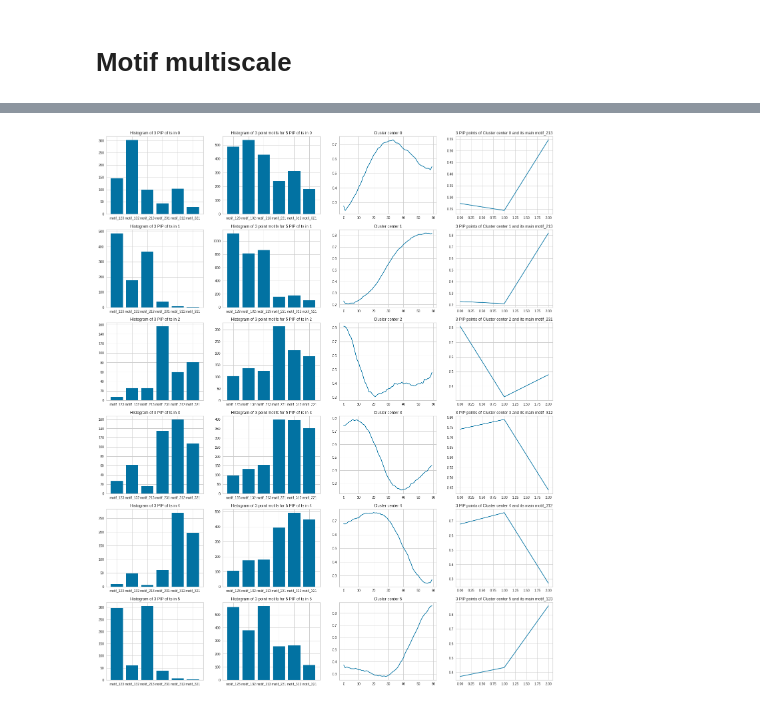
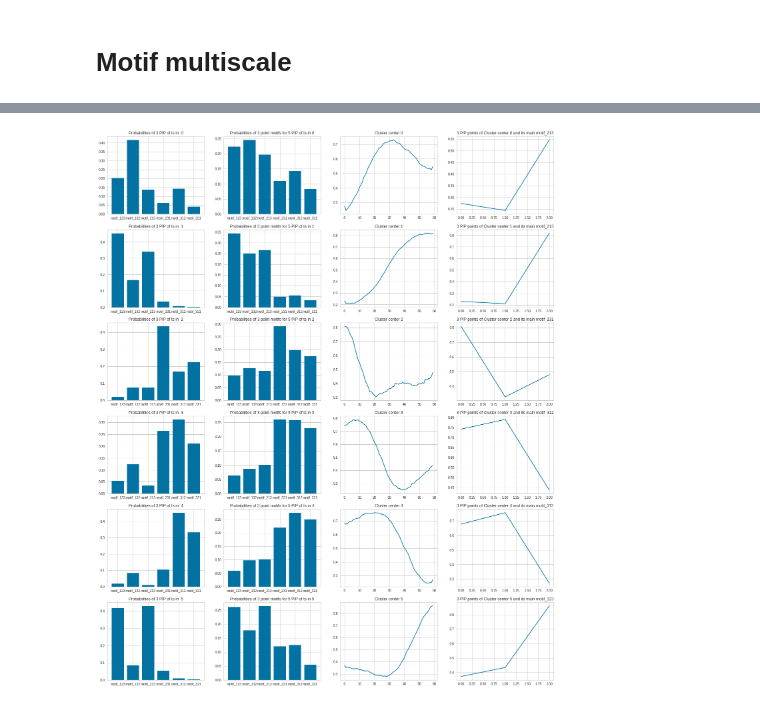
Before and after one commit to mtchibozo/Capstone-Fall-2020, a Jupyter notebook: padded_skipped_dct_clustering.ipynb, the cells around one changed output, grey strips where cells are left out. Drawn from its saved outputs; the diff is of its cells as text; code cells hidden in the pictures.

```diff
--- a/padded_skipped_dct_clustering.ipynb
+++ b/padded_skipped_dct_clustering.ipynb
@@ -344,7 +333,8 @@ def label_motif_general(window):
   return(m)
 
 def motif_dictionary(x):
-  dict_3_motifs ={}
+  list_motif = ["motif_123","motif_132","motif_213","motif_231","motif_321","motif_312"]
+  dict_3_motifs =dict(zip(list_motif,[0]*len(list_motif)))
   # find the motifs and add them in a dictionary
   for i in x:
     label = label_motif_general(i)
@@ -353,6 +343,9 @@ def motif_dictionary(x):
     else:
       dict_3_motifs[label] = 0
   return dict_3_motifs
+# %%
+list_motif = ["motif_123","motif_132","motif_213","motif_231","motif_321","motif_312"]
+dict_3_motifs =dict(zip(list_motif,[0]*len(list_motif)))
 # %%
 def transform_to_3_pip(A):
   size = 3
@@ -372,6 +365,13 @@ def create_new_list(x):
 
   flat_list = [item for sublist in new for item in sublist]
   return flat_list
+# %%
+def normalize(dict_3_motifs):
+  d=dict(dict_3_motifs)
+  factor=1.0/sum(d.values())
+  for k in d:
+    d[k] = d[k]*factor
+  return d
 # %%
 import collections
 
@@ -400,11 +400,14 @@ for cluster in range(6):
   pip3_cluster_center = reduce_dimension(context_center.reshape(1,-1),3)[0]
   motif_of_pip3_cluster_center = label_motif_general(pip3_cluster_center)
 
+  normal_dict3 = normalize(dict_3_motifs)
+  normal_dict4 = normalize(dict_4_motifs)
+
   # plot axis
-  ax[cluster,0].bar(list(dict_3_motifs.keys()), list(dict_3_motifs.values()))
-  ax[cluster,0].title.set_text('Histogram of 3 PIP of ts in  '+str(cluster))
-  ax[cluster,1].bar(list(dict_4_motifs.keys()), list(dict_4_motifs.values()))
-  ax[cluster,1].title.set_text('Histogram of 3 point motifs for 5 PIP of ts in '+str(cluster))
+  ax[cluster,0].bar(list(normal_dict3.keys()), list(normal_dict3.values()))
+  ax[cluster,0].title.set_text('Probabilities of 3 PIP of ts in  '+str(cluster))
+  ax[cluster,1].bar(list(normal_dict4.keys()), list(normal_dict4.values()))
+  ax[cluster,1].title.set_text('Probabilities of 3 point motifs for 5 PIP of ts in '+str(cluster))
   ax[cluster,2].plot(context_center)
   ax[cluster,2].title.set_text('Cluster center '+str(cluster))
   ax[cluster,3].plot(reduce_dimension(context_center.reshape(1,-1),3)[0])
@@ -422,35 +425,38 @@ nrows = n_clusters
 fig, ax = plt.subplots(nrows=n_clusters, ncols= 4, figsize=(6*ncols, 5*nrows))
 keep_strong_motifs = {}
 
 for cluster in range(6):
   copy_skipped_1d = one_dimention_skipped(copy_skipped[cluster])
 
   # reduce dimentions of each ts to 3
   x_3 = reduce_dimension(np.array(copy_skipped_1d),3)
   # get 3 dim motifs count
   dict_3_motifs = od = collections.OrderedDict(sorted(motif_dictionary(x_3).items()))
 
   # reduce dimentions of each ts to 4
   x_4 = reduce_dimension(np.array(copy_skipped_1d),5)
   # get 4 dim motifs count
   x_4_3_pip_patterns = create_new_list(x_4)
   dict_4_motifs = collections.OrderedDict(sorted(motif_dictionary(x_4_3_pip_patterns).items()))
 
   context_center = np.array(dict_skipped[cluster]['consecutive_mean'])
 
   # 3 pip cluster center
   pip3_cluster_center = reduce_dimension(context_center.reshape(1,-1),3)[0]
   motif_of_pip3_cluster_center = label_motif_general(pip3_cluster_center)
 
+  normal_dict3 = normalize(dict_3_motifs)
+  normal_dict4 = normalize(dict_4_motifs)
+
   # plot axis
-  ax[cluster,0].bar(list(dict_3_motifs.keys()), list(dict_3_motifs.values()))
-  ax[cluster,0].title.set_text('Histogram of 3 PIP of ts in '+str(cluster))
-  ax[cluster,1].bar(list(dict_4_motifs.keys()), list(dict_4_motifs.values()))
-  ax[cluster,1].title.set_text('Histogram of 3 point motifs for 5 PIP of ts in '+str(cluster))
+  ax[cluster,0].bar(list(normal_dict3.keys()), list(normal_dict3.values()))
+  ax[cluster,0].title.set_text('Probabilities of 3 PIP of ts in  '+str(cluster))
+  ax[cluster,1].bar(list(normal_dict4.keys()), list(normal_dict4.values()))
+  ax[cluster,1].title.set_text('Probabilities of 3 point motifs for 5 PIP of ts in '+str(cluster))
   ax[cluster,2].plot(context_center)
   ax[cluster,2].title.set_text('Cluster center '+str(cluster))
   ax[cluster,3].plot(reduce_dimension(context_center.reshape(1,-1),3)[0])
   ax[cluster,3].title.set_text("3 PIP points of Cluster center "+str(cluster)+" and its main "+ motif_of_pip3_cluster_center)
 fig.savefig("motif_analysis.png")
 # %% [output]
-[figure, old version]
+[figure, new version]
```
Also changed, not shown: parts of 13 cells of this notebook.
